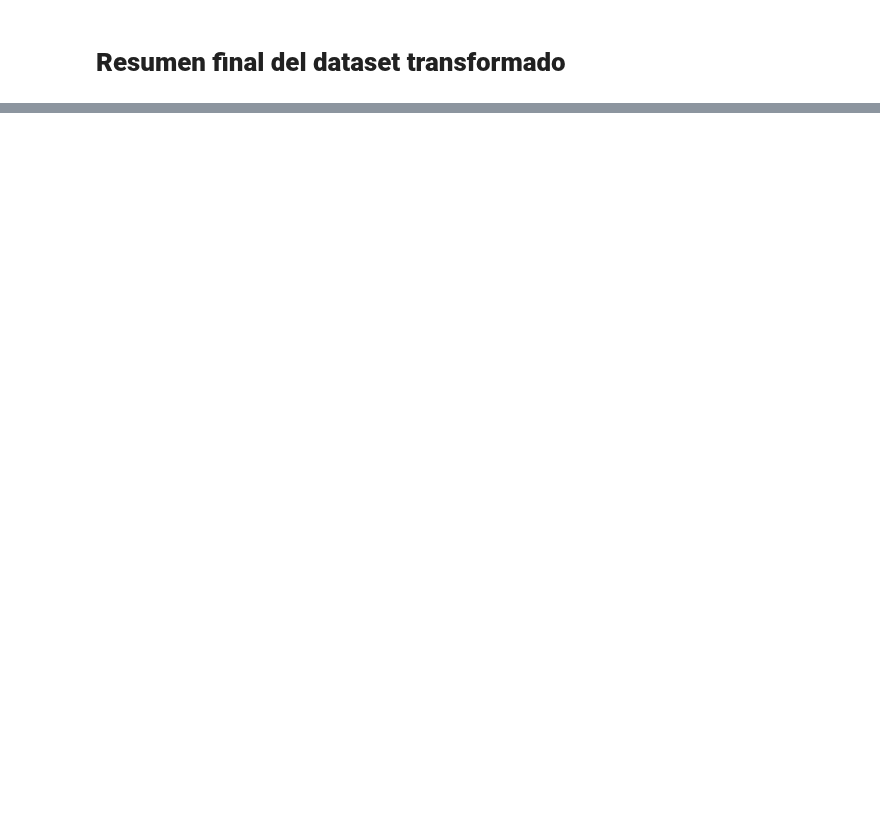
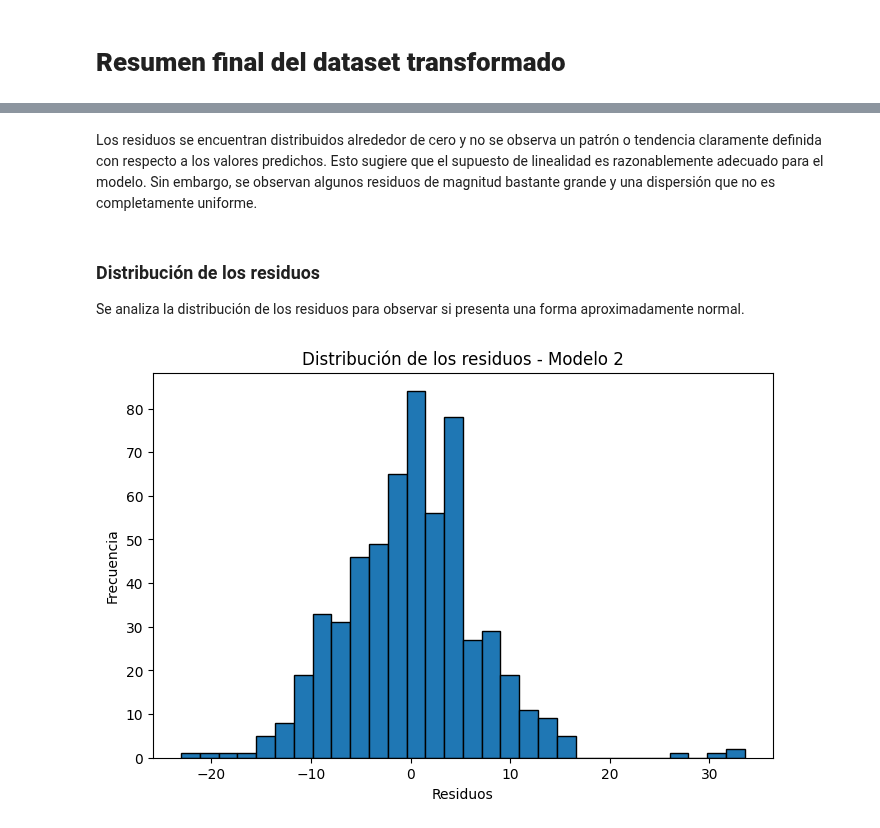
Before and after one commit to lauraS191/MaterialDeClase-ISIS-2611, a Jupyter notebook: 202620/Laboratorios/L1/Preparación de datos.ipynb, the cells around one changed output, grey strips where cells are left out. Saved outputs shown, nothing was run; the diff lists cells and outputs as text; code cells hidden in the pictures; blank space fills up the shorter version.

```diff
--- a/202620/Laboratorios/L1/Preparación de datos.ipynb
+++ b/202620/Laboratorios/L1/Preparación de datos.ipynb
@@ -446,0 +731,15 @@ Una vez corregidos estos problemas, se aplicó ingeniería de características s
+# %% [markdown]
+Los residuos se encuentran distribuidos alrededor de cero y no se observa un patrón o tendencia claramente definida con respecto a los valores predichos. Esto sugiere que el supuesto de linealidad es razonablemente adecuado para el modelo. Sin embargo, se observan algunos residuos de magnitud bastante grande y una dispersión que no es completamente uniforme.
+# %% [markdown]
+### Distribución de los residuos
+
+Se analiza la distribución de los residuos para observar si presenta una forma aproximadamente normal.
+# %%
+plt.figure(figsize=(8,5))
+plt.hist(residuos_m2, bins=30, edgecolor='black')
+plt.xlabel('Residuos')
+plt.ylabel('Frecuencia')
+plt.title('Distribución de los residuos - Modelo 2')
+plt.show()
+# %% [output]
+[figure, added]
```
Also changed, not shown: parts of 83 cells of this notebook, 1 other file.
